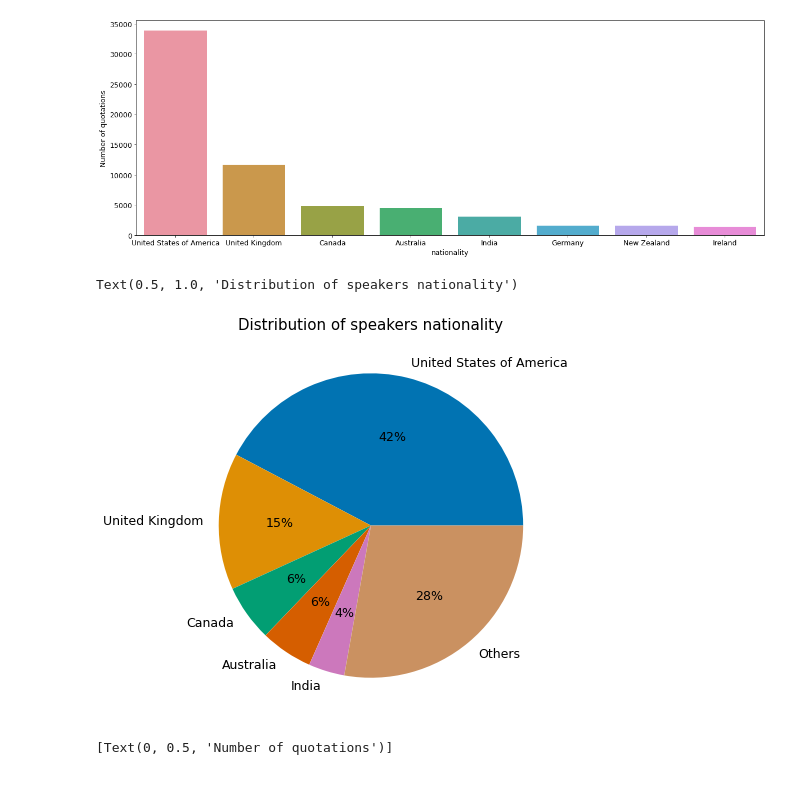
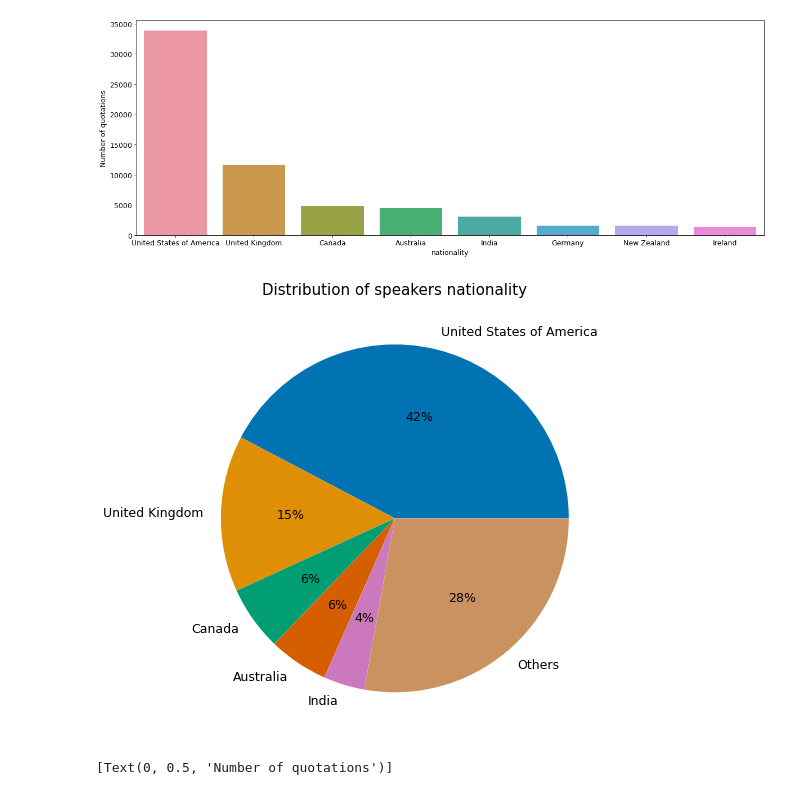
Before and after one commit to epfl-ada/ada-2021-project-adacadabra, a Jupyter notebook: 2_ADDITIONNAL_DATASETS/SPEAKERS_METADATA/retrieve_metadata.ipynb, the cells around one changed output. Saved outputs shown, nothing was run; the diff lists cells and outputs as text; code cells hidden in the pictures.

```diff
--- a/2_ADDITIONNAL_DATASETS/SPEAKERS_METADATA/retrieve_metadata.ipynb
+++ b/2_ADDITIONNAL_DATASETS/SPEAKERS_METADATA/retrieve_metadata.ipynb
@@ -168,10 +169,11 @@ df_pie = df_pie.append(new_row, ignore_index = True)
 # %%
 fig, ax = plt.subplots(1,1)
 colors = sns.color_palette("colorblind")
 ax.pie(x=df_pie['count'],labels=df_pie['nationality'],colors=colors,autopct='%1.f%%',pctdistance=0.6,labeldistance=1.1);
 ax.set_title('Distribution of speakers nationality')
+size_fig = 8
+fig.set_size_inches(size_fig, size_fig)
 # %% [output]
-Text(0.5, 1.0, 'Distribution of speakers nationality')
-[figure, old version]
+[figure, new version]
 # %%
 path =r'/Users/jules/kDrive/onedrive/Documents_Onedrive/EPFL/MA3/ADA/Project/Figures/'
```
Also changed, not shown: parts of 4 cells of this notebook, 2 other files.
